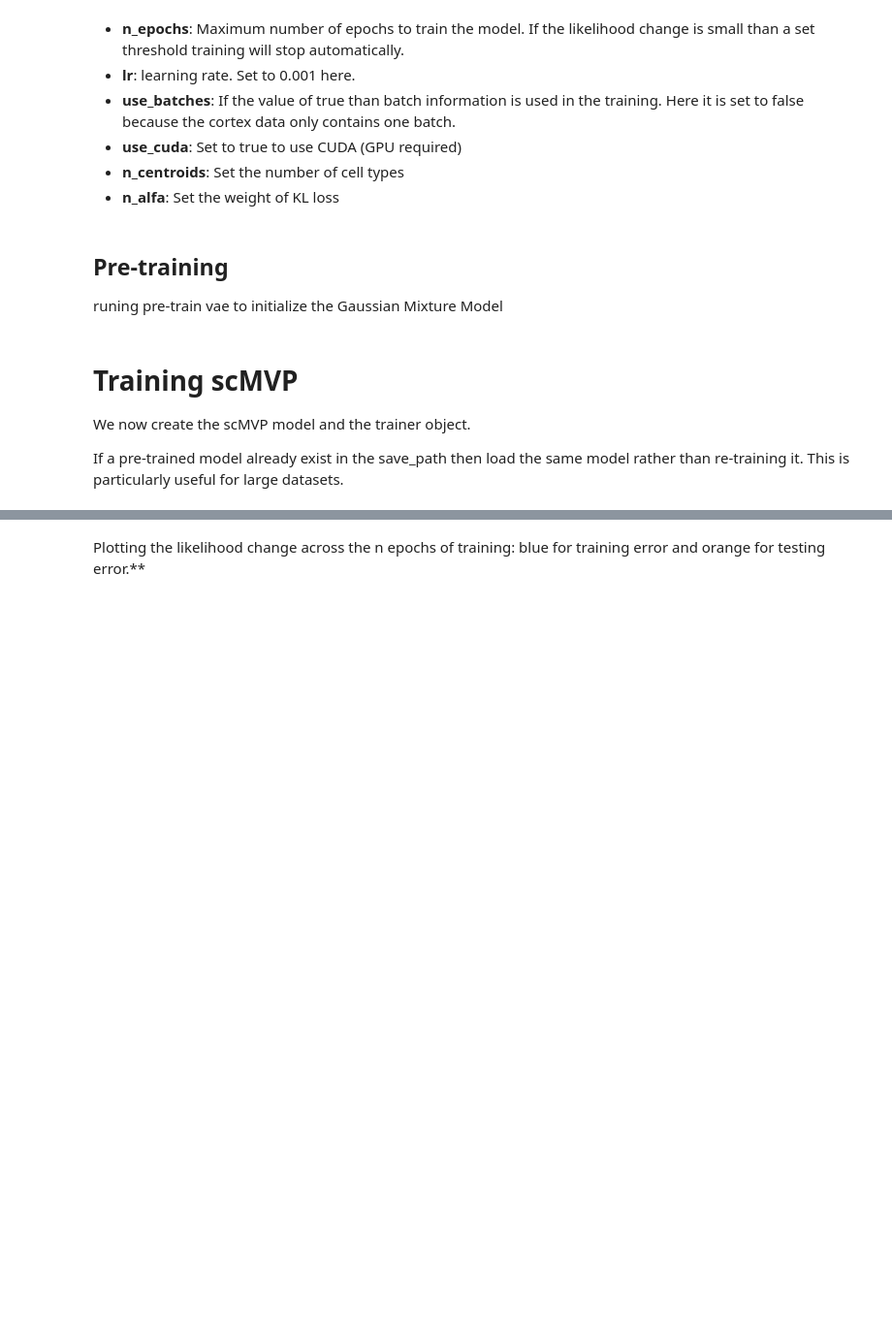
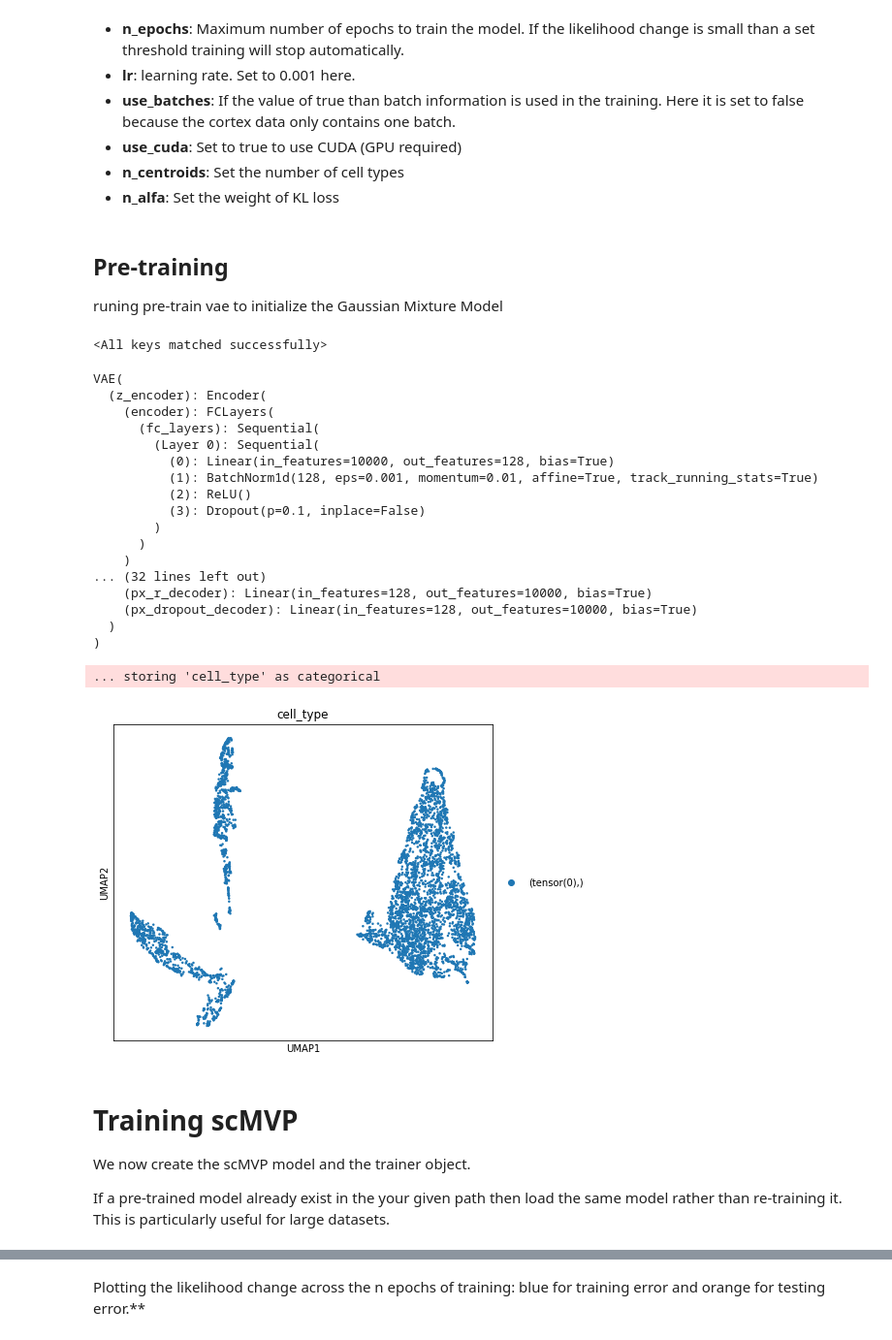
Before and after one commit to bm2-lab/scMVP, a Jupyter notebook: demos/scMVP_tutorial.ipynb, the cells around one changed output, grey strips where cells are left out. Shown at 97% size. Cells and saved outputs as stored; diff of their text form; code cells hidden in the pictures; blank space fills up the shorter version.

```diff
--- a/demos/scMVP_tutorial.ipynb
+++ b/demos/scMVP_tutorial.ipynb
@@ -35,15 +33,11 @@ import anndata
 
 Data url: https://www.ncbi.nlm.nih.gov/geo/download/?acc=GSE117089&format=file
 # %%
-def allow_mmvae_for_test():
-    print("Testing the basic tutorial scMVP")
-
 test_mode = False
-save_path = "data/"
 n_epochs_all = None
 show_plot = True
 
-if not test_mode:
-    save_path = "dataset/"
-dataset = scienceDataset(dataset_name="CellLineMixture", save_path=save_path, measurement_names_column=1, is_binary = True)
+save_path = "dataset/sci_car/"
+
+dataset = SciCarDemo(dataset_name="CellLineMixture",data_path=save_path)
 # %% [output]
@@ -84,6 +97,8 @@ n_alfa = 1.0
 ## Pre-training
 runing pre-train vae to initialize the Gaussian Mixture Model
 # %%
+train_model_path = "dataset/pretrain_model/"
+
 pre_vae = VAE(dataset.nb_genes, n_batch=256)
 pre_trainer = UnsupervisedTrainer(
     pre_vae,
@@ -95,53 +110,74 @@ pre_trainer = UnsupervisedTrainer(
 is_test_pragram = False
 if is_test_pragram:
     pre_trainer.train(n_epochs=n_epochs, lr=lr)
-    torch.save(pre_trainer.model.state_dict(), '%s/pre_trainer6.pkl' % save_path)
+    torch.save(pre_trainer.model.state_dict(), '%s/scMVP_tutorial_GMM.pkl' % train_model_path)
 
-if os.path.isfile('%s/pre_trainer6.pkl' % save_path):
-    pre_trainer.model.load_state_dict(torch.load('%s/pre_trainer6.pkl' % save_path))
+if os.path.isfile('%s/scMVP_tutorial_GMM.pkl' % train_model_path):
+    pre_trainer.model.load_state_dict(torch.load('%s/scMVP_tutorial_GMM.pkl' % train_model_path))
     pre_trainer.model.eval()
 else:
     #pre_trainer.model.init_gmm_params(dataset)
     pre_trainer.train(n_epochs=n_epochs, lr=lr)
-    torch.save(pre_trainer.model.state_dict(), '%s/pre_trainer6.pkl' % save_path)
+    torch.save(pre_trainer.model.state_dict(), '%s/scMVP_tutorial_GMM.pkl' % train_model_path)
 
 # pretrainer_posterior:
 full = pre_trainer.create_posterior(pre_trainer.model, dataset, indices=np.arange(len(dataset)))
 latent, batch_indices, labels = full.sequential().get_latent()
 batch_indices = batch_indices.ravel()
 imputed_values = full.sequential().imputation()
 
 sample_latents = torch.tensor([])
 samples = torch.tensor([])
 sample_labels = torch.tensor([])
 for tensors_list in range(int(len(imputed_values)/256)+1):
     if tensors_list == range(int(len(imputed_values)/256)):
         x = torch.zeros((256,len(imputed_values[0])))
         x[0:len(x)-256*tensors_list,:] = torch.tensor(imputed_values[tensors_list * 256:len(imputed_values), :])
         y = torch.zeros((256))
         y[0:len(x)-256*tensors_list,:]  = torch.tensor(dataset.labels[tensors_list * 256:len(imputed_values)].astype(int))
         temp_samples = pre_trainer.model.get_latents(x,y)
         for temp_sample in temp_samples:
             sample_latents = torch.cat((sample_latents, temp_sample[0:len(x)-256*tensors_list,:].float()))
     temp_samples = pre_trainer.model.get_latents(
         x=torch.tensor(imputed_values[tensors_list * 256:(1 + tensors_list) * 256, :]),
         y=torch.tensor(dataset.labels[tensors_list * 256:(1 + tensors_list) * 256].astype(int)))
     for temp_sample in temp_samples:
         sample_latents = torch.cat((sample_latents, temp_sample.float()))
 
 # visulization
 prior_adata = anndata.AnnData(X=dataset.X)
 prior_adata.obsm["X_multi_vi"] = sample_latents.detach().numpy()
 prior_adata.obs['cell_type'] = torch.tensor(dataset.labels[0:len(sample_latents)].astype(int))
 sc.pp.neighbors(prior_adata, use_rep="X_multi_vi", n_neighbors=15)
 sc.tl.umap(prior_adata, min_dist=0.1)
 fig, ax = plt.subplots(figsize=(7, 6))
 sc.pl.umap(prior_adata, color=["cell_type"], ax=ax, show=show_plot)
+# %% [output]
+<All keys matched successfully>
+VAE(
+  (z_encoder): Encoder(
+    (encoder): FCLayers(
+      (fc_layers): Sequential(
+        (Layer 0): Sequential(
+          (0): Linear(in_features=10000, out_features=128, bias=True)
+          (1): BatchNorm1d(128, eps=0.001, momentum=0.01, affine=True, track_running_stats=True)
+          (2): ReLU()
+          (3): Dropout(p=0.1, inplace=False)
+        )
+      )
+    )
+... (32 lines left out)
+    (px_r_decoder): Linear(in_features=128, out_features=10000, bias=True)
+    (px_dropout_decoder): Linear(in_features=128, out_features=10000, bias=True)
+  )
+)
+... storing 'cell_type' as categorical
+[figure, added]
 # %% [markdown]
 # Training scMVP
 We now create the scMVP model and the trainer object.
 
-If a pre-trained model already exist in the save_path then load the same model rather than re-training it. This is particularly useful for large datasets.
+If a pre-trained model already exist in the your given path then load the same model rather than re-training it. This is particularly useful for large datasets.
 # %%
 multi_vae = Multi_VAE(dataset.nb_genes, len(dataset.atac_names), n_batch=256, n_centroids=n_centroids, n_alfa = n_alfa, mode="mm-vae") # should provide ATAC num, alfa, mode and loss type
 trainer = MultiTrainer(
```
Also changed, not shown: parts of 9 cells of this notebook, 2 other files.
